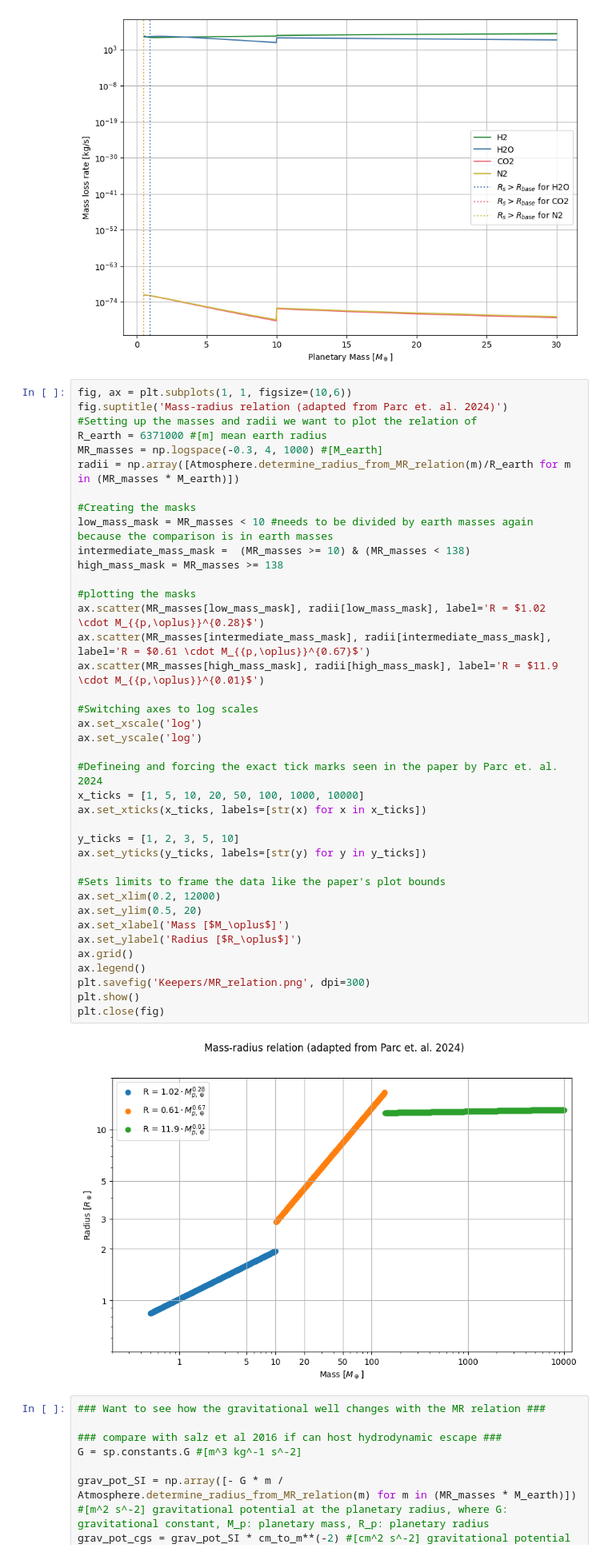
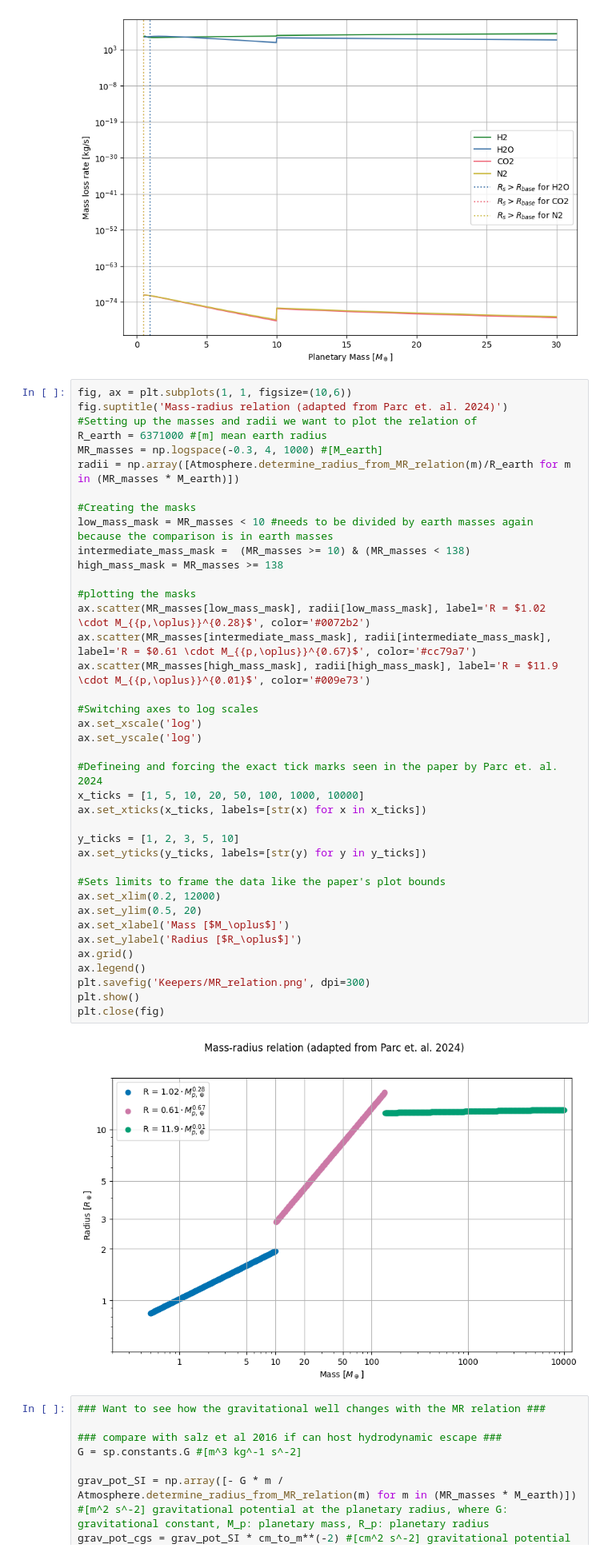
Before and after one commit to FormingWorlds/BScProjectAtmosphericEscape, a Jupyter notebook: plots/results_safari.ipynb, the cells around one changed output. Shown at 80% size. Cells and saved outputs as stored; diff of their text form.

Commit message:
Improved colour selection for MR plot.

```diff
--- a/plots/results_safari.ipynb
+++ b/plots/results_safari.ipynb
@@ -330,37 +330,37 @@ radii = np.array([Atmosphere.determine_radius_from_MR_relation(m)/R_earth for m
 
 #Creating the masks
 low_mass_mask = MR_masses < 10 #needs to be divided by earth masses again because the comparison is in earth masses
 intermediate_mass_mask =  (MR_masses >= 10) & (MR_masses < 138)
 high_mass_mask = MR_masses >= 138
 
 #plotting the masks
-ax.scatter(MR_masses[low_mass_mask], radii[low_mass_mask], label='R = $1.02 \cdot M_{{p,\oplus}}^{0.28}$')
-ax.scatter(MR_masses[intermediate_mass_mask], radii[intermediate_mass_mask], label='R = $0.61 \cdot M_{{p,\oplus}}^{0.67}$')
-ax.scatter(MR_masses[high_mass_mask], radii[high_mass_mask], label='R = $11.9 \cdot M_{{p,\oplus}}^{0.01}$')
+ax.scatter(MR_masses[low_mass_mask], radii[low_mass_mask], label='R = $1.02 \cdot M_{{p,\oplus}}^{0.28}$', color='#0072b2')
+ax.scatter(MR_masses[intermediate_mass_mask], radii[intermediate_mass_mask], label='R = $0.61 \cdot M_{{p,\oplus}}^{0.67}$', color='#cc79a7')
+ax.scatter(MR_masses[high_mass_mask], radii[high_mass_mask], label='R = $11.9 \cdot M_{{p,\oplus}}^{0.01}$', color='#009e73')
 
 #Switching axes to log scales
 ax.set_xscale('log')
 ax.set_yscale('log')
 
 #Defineing and forcing the exact tick marks seen in the paper by Parc et. al. 2024
 x_ticks = [1, 5, 10, 20, 50, 100, 1000, 10000]
 ax.set_xticks(x_ticks, labels=[str(x) for x in x_ticks])
 
 y_ticks = [1, 2, 3, 5, 10]
 ax.set_yticks(y_ticks, labels=[str(y) for y in y_ticks])
 
 #Sets limits to frame the data like the paper's plot bounds
 ax.set_xlim(0.2, 12000)
 ax.set_ylim(0.5, 20)
 ax.set_xlabel('Mass [$M_\oplus$]')
 ax.set_ylabel('Radius [$R_\oplus$]')
 ax.grid()
 ax.legend()
 plt.savefig('Keepers/MR_relation.png', dpi=300)
 plt.show()
 plt.close(fig)
 # %% [output]
-[figure, old version]
+[figure, new version]
 # %%
 ### Want to see how the gravitational well changes with the MR relation ###
 
```
Also changed, not shown: 1 other file.
